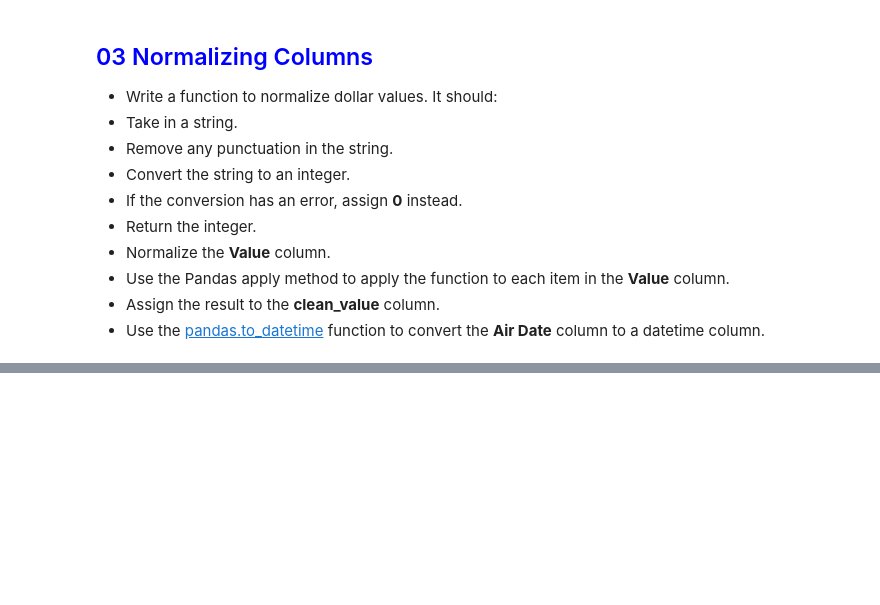
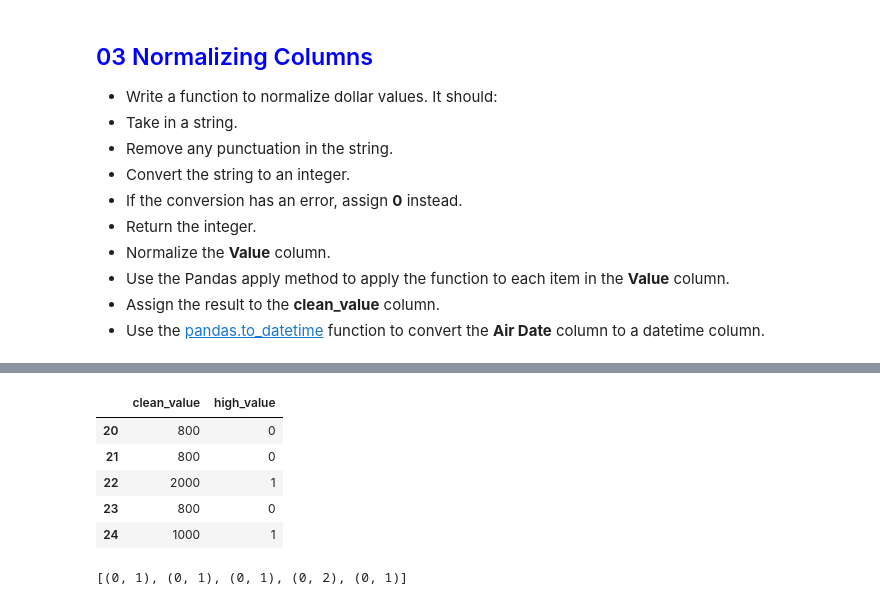
Before and after one commit to kitestring/DataQuest, a Jupyter notebook: 05_ProbabilityAndStatistics/02_ProbAndStatsInPython_Intermediate/07_GuidedProject_WinningJeopardy/Winning_Jeopardy.ipynb, the cells around one changed output, grey strips where cells are left out. Saved outputs shown, nothing was run; the diff lists cells and outputs as text; code cells hidden in the pictures; blank space fills up the shorter version.

Commit message:
Guided Project Winning Jeopardy, Done

```diff
--- a/05_ProbabilityAndStatistics/02_ProbAndStatsInPython_Intermediate/07_GuidedProject_WinningJeopardy/Winning_Jeopardy.ipynb
+++ b/05_ProbabilityAndStatistics/02_ProbAndStatsInPython_Intermediate/07_GuidedProject_WinningJeopardy/Winning_Jeopardy.ipynb
@@ -155,0 +198,15 @@ dtype: object
+# %%
+def count_matches(row):
+    split_answer = row["clean_answer"].split(" ")
+    split_question = row["clean_question"].split(" ")
+    if "the" in split_answer:
+        split_answer.remove("the")
+    if len(split_answer) == 0:
+        return 0
+    match_count = 0
+    for item in split_answer:
+        if item in split_question:
+            match_count += 1
+    return match_count / len(split_answer)
+
+jeopardy["answer_in_question"] = jeopardy.apply(count_matches, axis=1)
@@ -155,0 +236,18 @@ dtype: object
+# %%
+question_overlap = []
+terms_used = set()
+for index, row in jeopardy.iterrows():
+    split_question = row['clean_question'].split(' ')
+    split_question[:] = [word for word in split_question if len(word) >= 6]
+    match_count = 0
+    for word in split_question:
+        if word in terms_used:
+            match_count += 1
+    for word in split_question:
+        terms_used.add(word)
+    if len(split_question) > 0:
+        match_count /= len(split_question)
+    question_overlap.append(match_count)
+
+jeopardy['question_overlap'] = pd.Series(question_overlap)
+jeopardy['question_overlap'].mean()
@@ -155,0 +283,37 @@ dtype: object
+# %%
+def HighOrLowValueQuestion(row, col_name):
+    if row[col_name] > 800:
+        value = 1
+    else:
+        value = 0
+    return value
+
+jeopardy['high_value'] = jeopardy.apply(HighOrLowValueQuestion, args=('clean_value',), axis=1)
+jeopardy[['clean_value', 'high_value']].iloc[20:25]
+# %% [output]
+|  | clean_value | high_value |
+| 20 | 800 | 0 |
+| 21 | 800 | 0 |
+| 22 | 2000 | 1 |
+| 23 | 800 | 0 |
+| 24 | 1000 | 1 |
+# %%
+def count_usage(term):
+    low_count = 0
+    high_count = 0
+    for i, row in jeopardy.iterrows():
+        if term in row["clean_question"].split(" "):
+            if row["high_value"] == 1:
+                high_count += 1
+            else:
+                low_count += 1
+    return high_count, low_count
+
+comparison_terms = list(terms_used)[:5]
+observed_expected = []
+for term in comparison_terms:
+    observed_expected.append(count_usage(term))
+
+observed_expected
+# %% [output]
+[(0, 1), (0, 1), (0, 1), (0, 2), (0, 1)]
```
Also changed, not shown: parts of 13 cells of this notebook, 4 other files.
